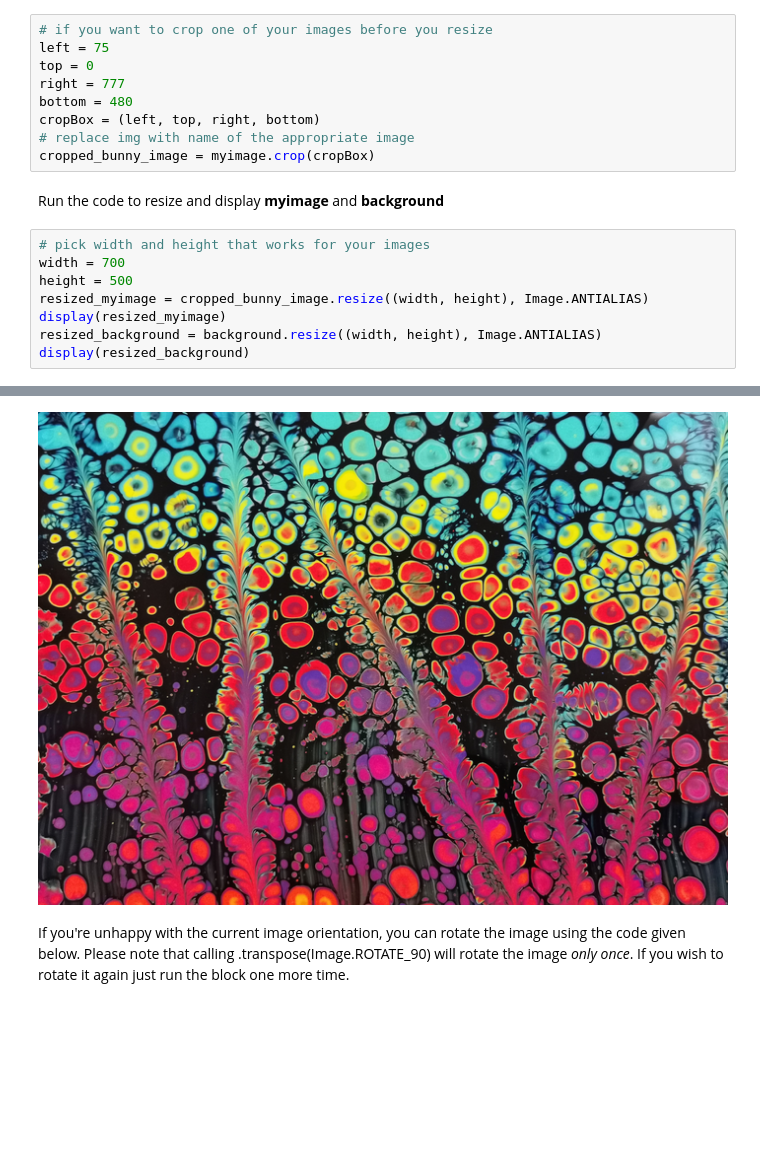
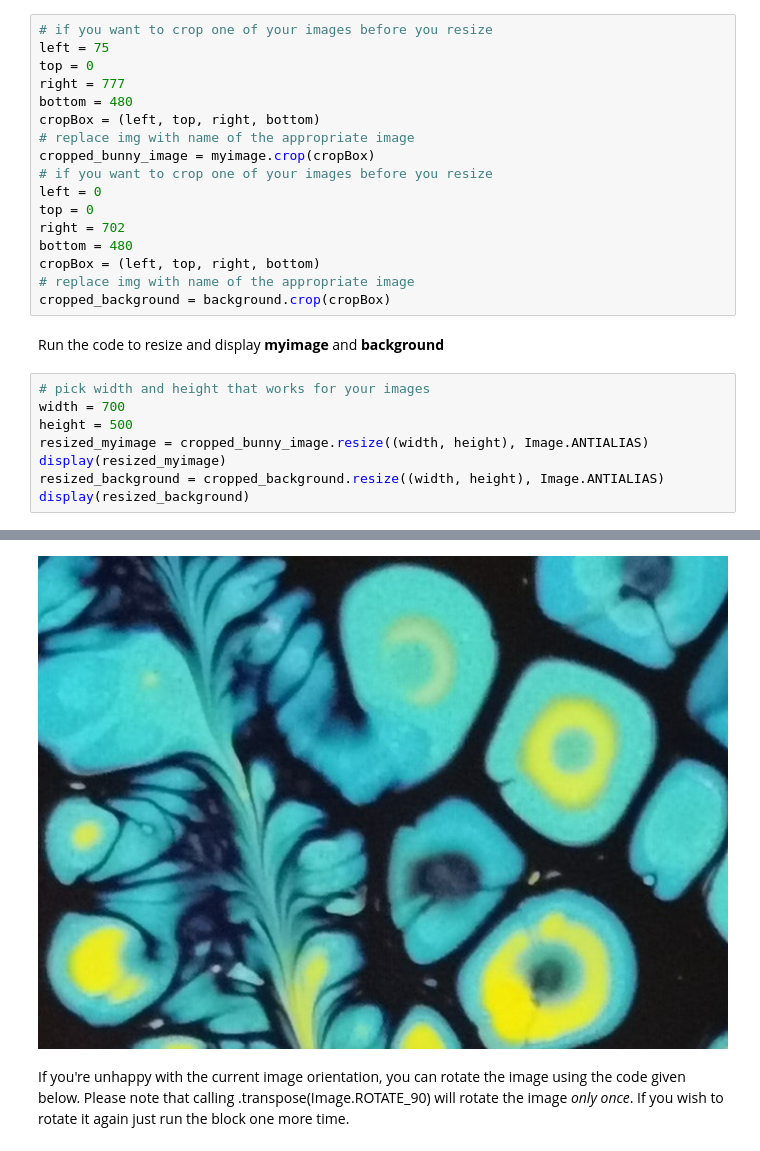
Before and after one commit to Uni-High-Fall-21-Computer-Programming/chromakey-lisa017, a Jupyter notebook: chromakey.ipynb, the cells around one changed output, grey strips where cells are left out. Saved outputs shown, nothing was run; the diff lists cells and outputs as text; blank space fills up the shorter version.

Commit message:
background image cropped

```diff
--- a/chromakey.ipynb
+++ b/chromakey.ipynb
@@ -61,19 +61,27 @@ bottom = 480
 cropBox = (left, top, right, bottom)
 # replace img with name of the appropriate image
 cropped_bunny_image = myimage.crop(cropBox)
+# if you want to crop one of your images before you resize
+left = 0
+top = 0
+right = 702
+bottom = 480
+cropBox = (left, top, right, bottom)
+# replace img with name of the appropriate image
+cropped_background = background.crop(cropBox)
 # %% [markdown]
 Run the code to resize and display **myimage** and **background**
 # %%
 # pick width and height that works for your images
 width = 700
 height = 500
 resized_myimage = cropped_bunny_image.resize((width, height), Image.ANTIALIAS)
 display(resized_myimage)
-resized_background = background.resize((width, height), Image.ANTIALIAS)
+resized_background = cropped_background.resize((width, height), Image.ANTIALIAS)
 display(resized_background)
 # %% [output]
 [figure]
-[figure, old version]
+[figure, new version]
 # %% [markdown]
 If you're unhappy with the current image orientation, you can rotate the image using the code given below. Please note that calling .transpose(Image.ROTATE_90) will rotate the image *only once*. If you wish to rotate it again just run the block one more time.
 # %%
```
